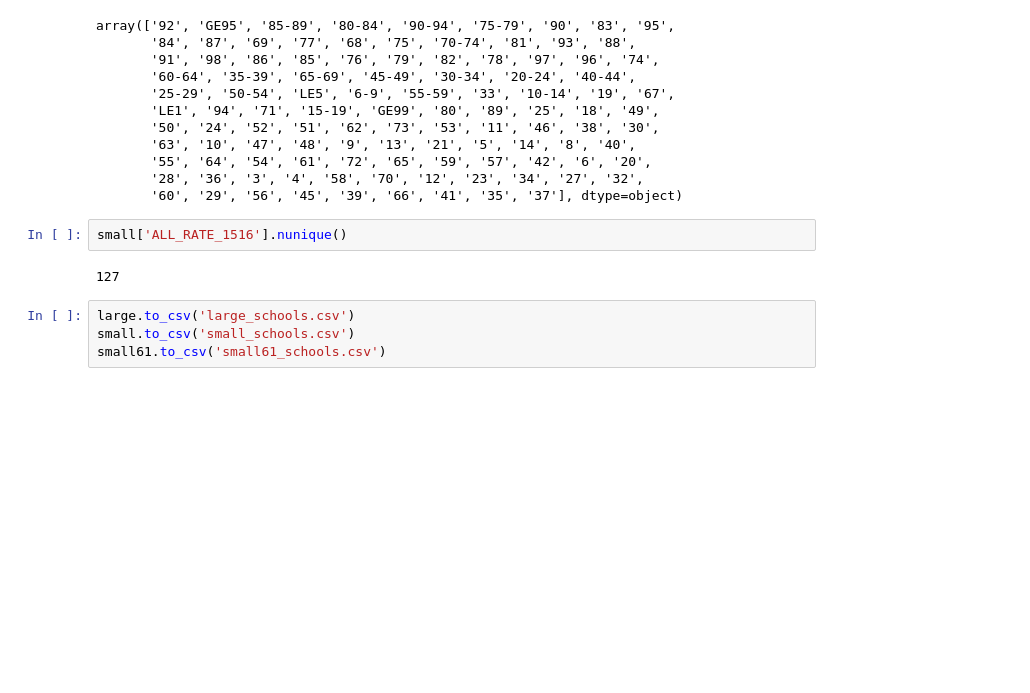
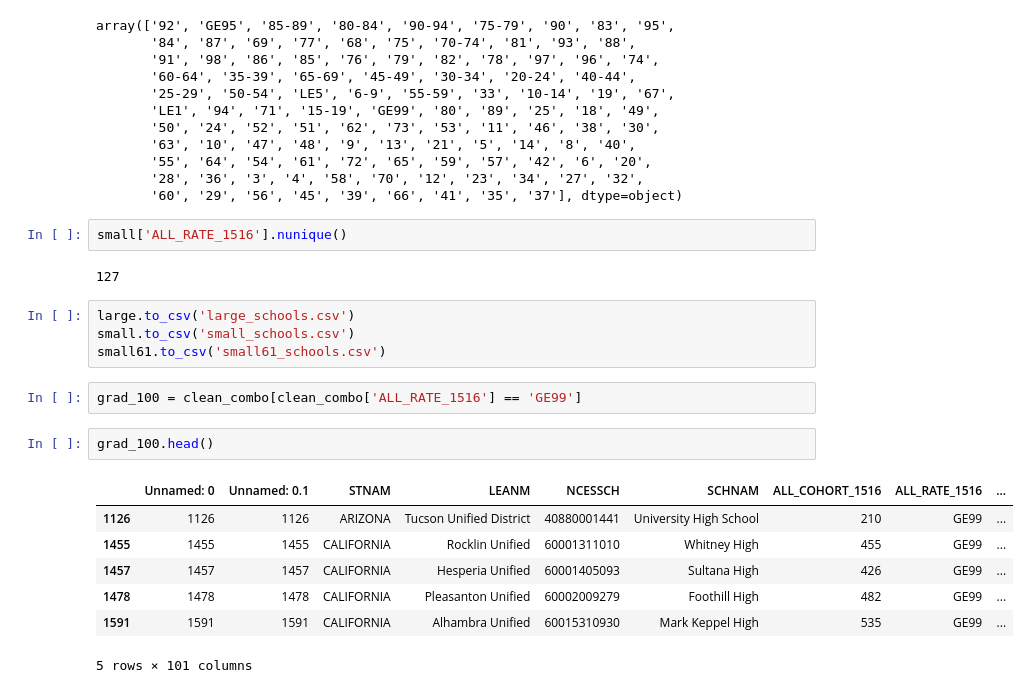
Before and after one commit to hlevymyers/absenteeism_project, a Jupyter notebook: notebooks/Big_and_Small_Schools_EDA.ipynb, the cells around one changed output. Saved outputs shown, nothing was run; the diff lists cells and outputs as text; blank space fills up the shorter version.

```diff
--- a/notebooks/Big_and_Small_Schools_EDA.ipynb
+++ b/notebooks/Big_and_Small_Schools_EDA.ipynb
@@ -442,3 +462,15 @@ small['ALL_RATE_1516'].nunique()
 large.to_csv('large_schools.csv')
 small.to_csv('small_schools.csv')
 small61.to_csv('small61_schools.csv')
+# %%
+grad_100 = clean_combo[clean_combo['ALL_RATE_1516'] == 'GE99']
+# %%
+grad_100.head()
+# %% [output]
+|  | Unnamed: 0 | Unnamed: 0.1 | STNAM | LEANM | NCESSCH | SCHNAM | ALL_COHORT_1516 | ALL_RATE_1516 | ... |
+| 1126 | 1126 | 1126 | ARIZONA | Tucson Unified District | 40880001441 | University High School | 210 | GE99 | ... |
+| 1455 | 1455 | 1455 | CALIFORNIA | Rocklin Unified | 60001311010 | Whitney High | 455 | GE99 | ... |
+| 1457 | 1457 | 1457 | CALIFORNIA | Hesperia Unified | 60001405093 | Sultana High | 426 | GE99 | ... |
+| 1478 | 1478 | 1478 | CALIFORNIA | Pleasanton Unified | 60002009279 | Foothill High | 482 | GE99 | ... |
+| 1591 | 1591 | 1591 | CALIFORNIA | Alhambra Unified | 60015310930 | Mark Keppel High | 535 | GE99 | ... |
+5 rows × 101 columns
```
Also changed, not shown: parts of 5 cells of this notebook, 3 other files.
